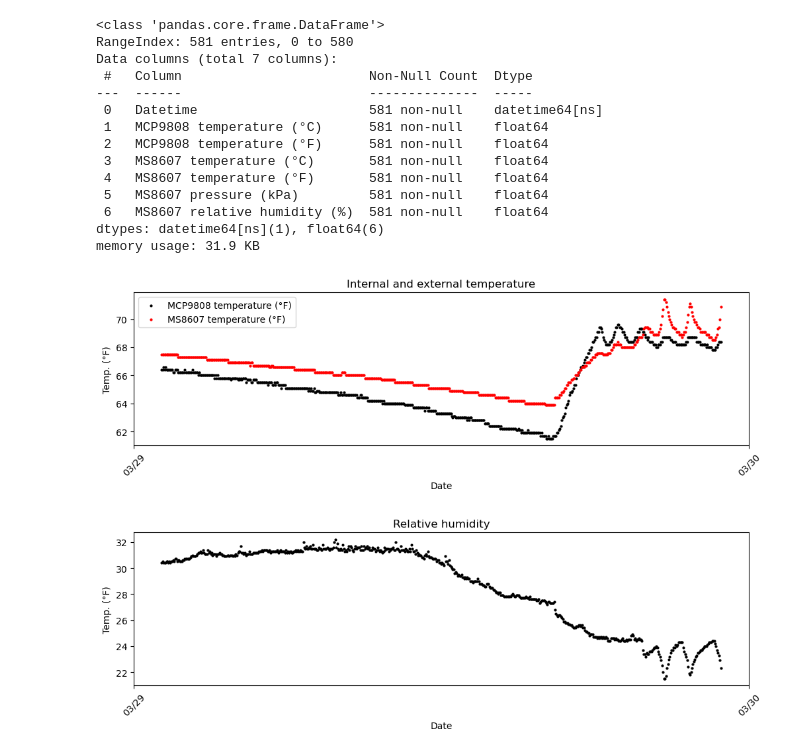
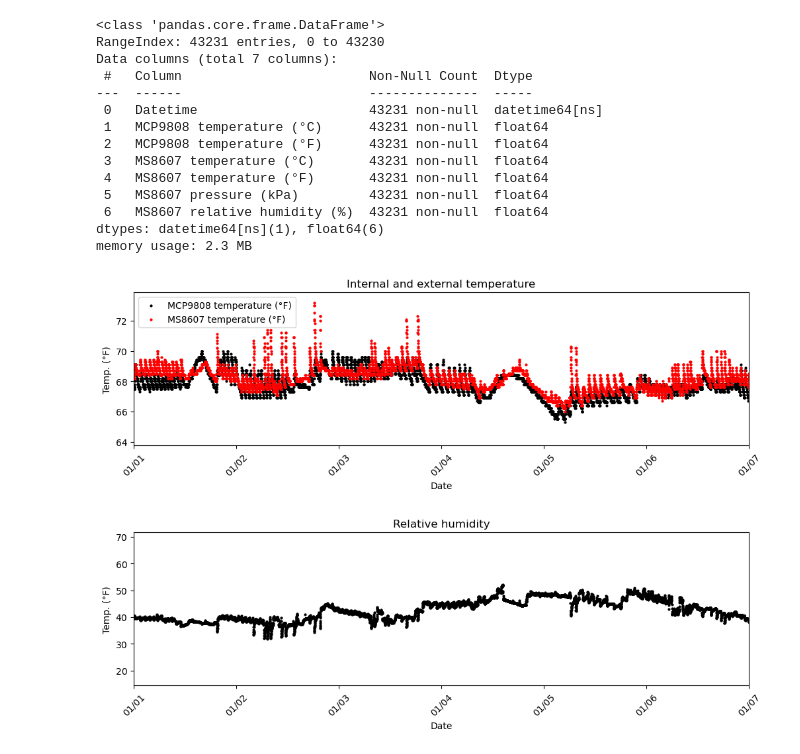
Before and after one commit to gperdrizet/RhT_monitor, a Jupyter notebook: notebooks/plot_temps.ipynb, the cells around one changed output. Saved outputs shown, nothing was run; the diff lists cells and outputs as text; code cells hidden in the pictures.

Commit message:
Cleaned up data, plotted January 2023.

```diff
--- a/notebooks/plot_temps.ipynb
+++ b/notebooks/plot_temps.ipynb
@@ -16,7 +16,7 @@ print()
 print(f'Data dir: {data_dir}')
 print()
 
-data_files = glob.glob(data_dir + '/2023-03*.csv')
+data_files = glob.glob(data_dir + '/2023-01*.csv')
 
 for data_file in data_files:
     print(data_file)
@@ -59,54 +72,61 @@ data_df.tail(5)
 data_df.info()
 # %% [output]
 <class 'pandas.core.frame.DataFrame'>
-RangeIndex: 581 entries, 0 to 580
+RangeIndex: 43231 entries, 0 to 43230
 Data columns (total 7 columns):
  #   Column                        Non-Null Count  Dtype
 ---  ------                        --------------  -----
- 0   Datetime                      581 non-null    datetime64[ns]
- 1   MCP9808 temperature (°C)      581 non-null    float64
- 2   MCP9808 temperature (°F)      581 non-null    float64
- 3   MS8607 temperature (°C)       581 non-null    float64
- 4   MS8607 temperature (°F)       581 non-null    float64
- 5   MS8607 pressure (kPa)         581 non-null    float64
- 6   MS8607 relative humidity (%)  581 non-null    float64
+ 0   Datetime                      43231 non-null  datetime64[ns]
+ 1   MCP9808 temperature (°C)      43231 non-null  float64
+ 2   MCP9808 temperature (°F)      43231 non-null  float64
+ 3   MS8607 temperature (°C)       43231 non-null  float64
+ 4   MS8607 temperature (°F)       43231 non-null  float64
+ 5   MS8607 pressure (kPa)         43231 non-null  float64
+ 6   MS8607 relative humidity (%)  43231 non-null  float64
 dtypes: datetime64[ns](1), float64(6)
-memory usage: 31.9 KB
+memory usage: 2.3 MB
+# %%
+# Filter out spurious (-800 °F)
+data_df = data_df[data_df['MS8607 temperature (°F)'] > 0]
+# %%
+# Set plot date range
+plot_start = pd.to_datetime('2023-01-01')
+plot_end = pd.to_datetime('2023-01-07')
 # %%
 fig = plt.gcf()
 fig.set_size_inches(12, 3)
 
 plt.scatter(
     data_df['Datetime'],
     data_df['MCP9808 temperature (°F)'],
     s = 4,
     color = 'black',
     label = 'MCP9808 temperature (°F)'
 )
 
 plt.scatter(
     data_df['Datetime'],
     data_df['MS8607 temperature (°F)'],
     s = 4,
     color = 'red',
     label = 'MS8607 temperature (°F)'
 )
 
 plt.legend(loc="upper left")
 
 plt.gca().xaxis.set_major_locator(dates.HourLocator(interval = 24))
 plt.gca().xaxis.set_major_formatter(dates.DateFormatter('%m/%d'))
 plt.ticklabel_format(axis = 'y', useOffset = False, style = 'plain')
 plt.title('Internal and external temperature')
 plt.xlabel('Date')
 plt.ylabel('Temp. (°F)')
-#plt.xlim(start_date, end_date)
+plt.xlim(plot_start, plot_end)
 
 plt.xticks(rotation = 45)
 
 plt.show()
 # %% [output]
-[figure, old version]
+[figure, new version]
 # %%
 fig = plt.gcf()
 fig.set_size_inches(12, 3)
@@ -124,10 +144,10 @@ plt.ticklabel_format(axis = 'y', useOffset = False, style = 'plain')
 plt.title('Relative humidity')
 plt.xlabel('Date')
 plt.ylabel('Temp. (°F)')
-#plt.xlim(start_date, end_date)
+plt.xlim(plot_start, plot_end)
 
 plt.xticks(rotation = 45)
 
 plt.show()
 # %% [output]
-[figure, old version]
+[figure, new version]
```
Also changed, not shown: parts of 3 cells of this notebook.
